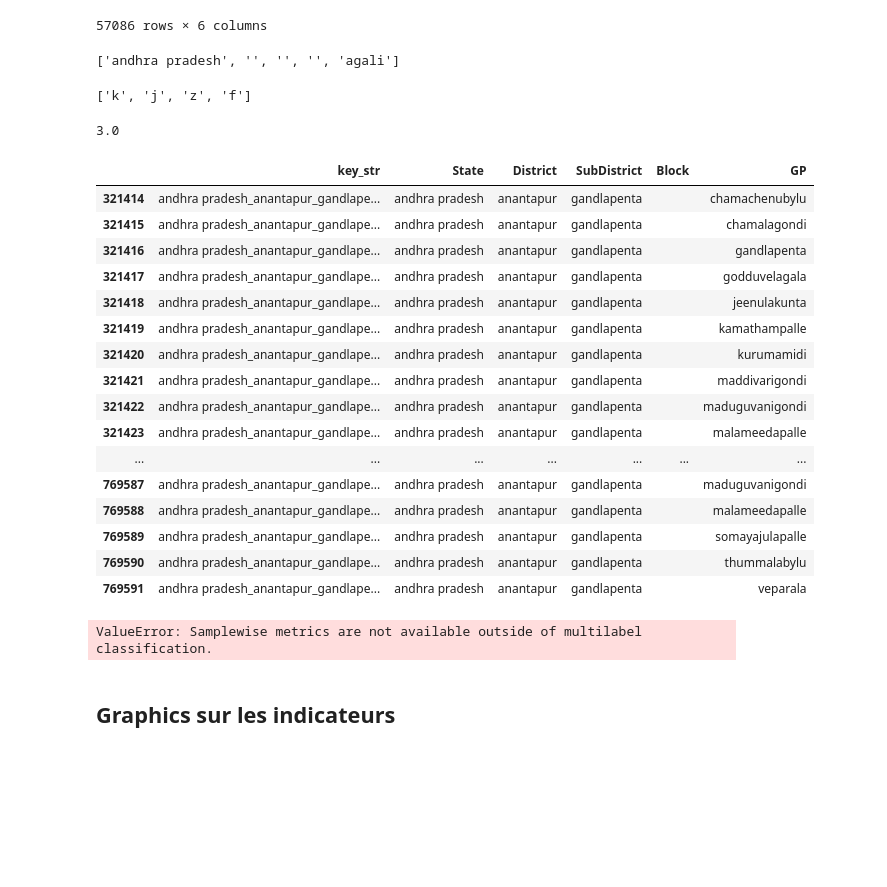
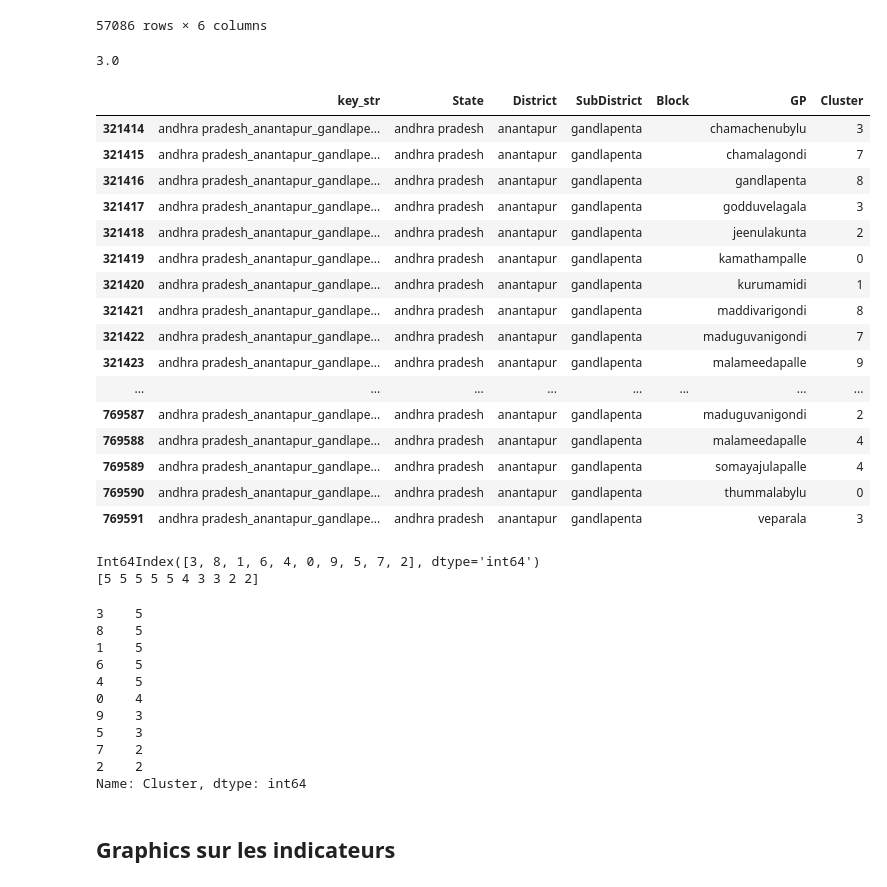
Before and after one commit to amaurylancelin/Datathon, a Jupyter notebook: Exploration/key_analysis.ipynb, the cells around one changed output. Cells and saved outputs as stored; diff of their text form; code cells hidden in the pictures; blank space fills up the shorter version.

Commit message:
extract clusters from a query dataframe

```diff
--- a/Exploration/key_analysis.ipynb
+++ b/Exploration/key_analysis.ipynb
@@ -312,14 +307,6 @@ results
 | 788111 | andhra pradesh_anantapur_vidapana... | andhra pradesh | anantapur | vidapanakal |  |  |
 | 788112 | andhra pradesh_anantapur_yellanur__ | andhra pradesh | anantapur | yellanur |  |  |
 57086 rows × 6 columns
-# %%
-"andhra pradesh____agali".split("_")
-# %% [output]
-['andhra pradesh', '', '', '', 'agali']
-# %%
-list("kjzf")
-# %% [output]
-['k', 'j', 'z', 'f']
 # %%
 def comparison(preds, trues):
     preds = np.array(preds)
@@ -362,30 +349,26 @@ comparison(preds.split("_"), trues.split("_"))
 # %% [output]
 3.0
 # %%
+
+df_kharif["Cluster"] = [np.random.randint(0,10) for i in range(len(df_kharif))]
 key = "andhra pradesh_anantapur_gandlpent__"
 results = get_closest_keys_scoring(key, df_kharif, comparison)
 results
 # %% [output]
-|  | key_str | State | District | SubDistrict | Block | GP |
-| 321414 | andhra pradesh_anantapur_gandlape... | andhra pradesh | anantapur | gandlapenta |  | chamachenubylu |
-| 321415 | andhra pradesh_anantapur_gandlape... | andhra pradesh | anantapur | gandlapenta |  | chamalagondi |
-| 321416 | andhra pradesh_anantapur_gandlape... | andhra pradesh | anantapur | gandlapenta |  | gandlapenta |
-| 321417 | andhra pradesh_anantapur_gandlape... | andhra pradesh | anantapur | gandlapenta |  | godduvelagala |
-| 321418 | andhra pradesh_anantapur_gandlape... | andhra pradesh | anantapur | gandlapenta |  | jeenulakunta |
-| 321419 | andhra pradesh_anantapur_gandlape... | andhra pradesh | anantapur | gandlapenta |  | kamathampalle |
-| 321420 | andhra pradesh_anantapur_gandlape... | andhra pradesh | anantapur | gandlapenta |  | kurumamidi |
-| 321421 | andhra pradesh_anantapur_gandlape... | andhra pradesh | anantapur | gandlapenta |  | maddivarigondi |
-| 321422 | andhra pradesh_anantapur_gandlape... | andhra pradesh | anantapur | gandlapenta |  | maduguvanigondi |
-| 321423 | andhra pradesh_anantapur_gandlape... | andhra pradesh | anantapur | gandlapenta |  | malameedapalle |
-| ... | ... | ... | ... | ... | ... | ... |
-| 769587 | andhra pradesh_anantapur_gandlape... | andhra pradesh | anantapur | gandlapenta |  | maduguvanigondi |
-| 769588 | andhra pradesh_anantapur_gandlape... | andhra pradesh | anantapur | gandlapenta |  | malameedapalle |
-| 769589 | andhra pradesh_anantapur_gandlape... | andhra pradesh | anantapur | gandlapenta |  | somayajulapalle |
-| 769590 | andhra pradesh_anantapur_gandlape... | andhra pradesh | anantapur | gandlapenta |  | thummalabylu |
-| 769591 | andhra pradesh_anantapur_gandlape... | andhra pradesh | anantapur | gandlapenta |  | veparala |
+|  | key_str | State | District | SubDistrict | Block | GP | Cluster |
+| 321414 | andhra pradesh_anantapur_gandlape... | andhra pradesh | anantapur | gandlapenta |  | chamachenubylu | 3 |
+| 321415 | andhra pradesh_anantapur_gandlape... | andhra pradesh | anantapur | gandlapenta |  | chamalagondi | 7 |
+| 321416 | andhra pradesh_anantapur_gandlape... | andhra pradesh | anantapur | gandlapenta |  | gandlapenta | 8 |
+| 321417 | andhra pradesh_anantapur_gandlape... | andhra pradesh | anantapur | gandlapenta |  | godduvelagala | 3 |
+| 321418 | andhra pradesh_anantapur_gandlape... | andhra pradesh | anantapur | gandlapenta |  | jeenulakunta | 2 |
+| 321419 | andhra pradesh_anantapur_gandlape... | andhra pradesh | anantapur | gandlapenta |  | kamathampalle | 0 |
+| 321420 | andhra pradesh_anantapur_gandlape... | andhra pradesh | anantapur | gandlapenta |  | kurumamidi | 1 |
+| 321421 | andhra pradesh_anantapur_gandlape... | andhra pradesh | anantapur | gandlapenta |  | maddivarigondi | 8 |
+| 321422 | andhra pradesh_anantapur_gandlape... | andhra pradesh | anantapur | gandlapenta |  | maduguvanigondi | 7 |
+| 321423 | andhra pradesh_anantapur_gandlape... | andhra pradesh | anantapur | gandlapenta |  | malameedapalle | 9 |
+| ... | ... | ... | ... | ... | ... | ... | ... |
+| 769587 | andhra pradesh_anantapur_gandlape... | andhra pradesh | anantapur | gandlapenta |  | maduguvanigondi | 2 |
+| 769588 | andhra pradesh_anantapur_gandlape... | andhra pradesh | anantapur | gandlapenta |  | malameedapalle | 4 |
+| 769589 | andhra pradesh_anantapur_gandlape... | andhra pradesh | anantapur | gandlapenta |  | somayajulapalle | 4 |
+| 769590 | andhra pradesh_anantapur_gandlape... | andhra pradesh | anantapur | gandlapenta |  | thummalabylu | 0 |
+| 769591 | andhra pradesh_anantapur_gandlape... | andhra pradesh | anantapur | gandlapenta |  | veparala | 3 |
-# %%
-key = "andhra pradesh_anantapur_gandlapent__"
-results = get_closest_keys_scoring(key, df_kharif, (lambda x,y: jaccard_score(x,y, average="samples")) )
-results
-# %% [output]
-ValueError: Samplewise metrics are not available outside of multilabel classification.
@@ -392,3 +377,21 @@ ValueError: Samplewise metrics are not available outside of multilabel classific
+# %%
+print(results["Cluster"].value_counts(ascending=False).index)
+print(results["Cluster"].value_counts(ascending=False).values)
+results["Cluster"].value_counts(ascending=False)
+# %% [output]
+Int64Index([3, 8, 1, 6, 4, 0, 9, 5, 7, 2], dtype='int64')
+[5 5 5 5 5 4 3 3 2 2]
+3    5
+8    5
+1    5
+6    5
+4    5
+0    4
+9    3
+5    3
+7    2
+2    2
+Name: Cluster, dtype: int64
 # %% [markdown]
 ## Graphics sur les indicateurs
 # %%
```
Also changed, not shown: parts of 2 cells of this notebook, 1 other file.
